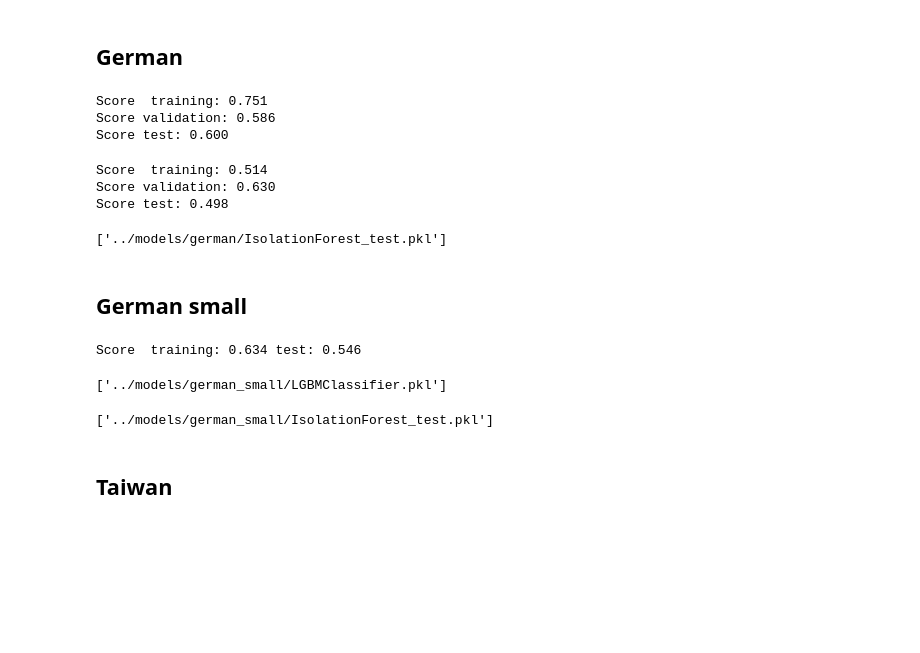
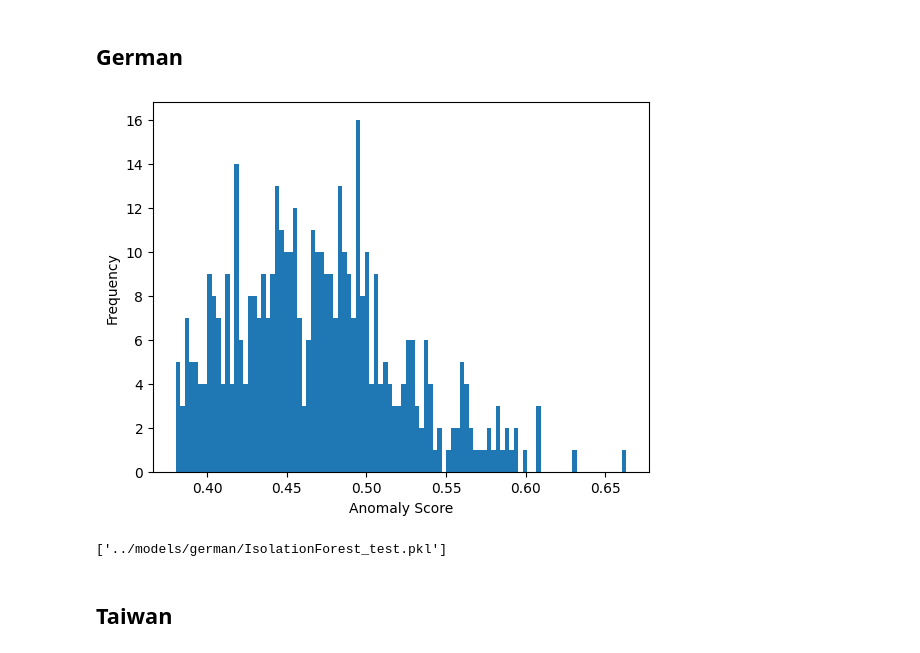
Before and after one commit to hiaac-finance/cfmining, a Jupyter notebook: notebooks/model_training.ipynb, the cells around one changed output. Drawn from its saved outputs; the diff is of its cells as text; code cells hidden in the pictures; blank space fills up the shorter version.

```diff
--- a/notebooks/model_training.ipynb
+++ b/notebooks/model_training.ipynb
@@ -108,14 +106,16 @@ Y_train = Y_train.reset_index(drop=True)
 Y_val = Y_val.reset_index(drop=True)
 Y_test = Y_test.reset_index(drop=True)
 # %%
-for model_name in ["LGBMClassifier", "MLPClassifier"]:
+for model_name in [
+    #"LGBMClassifier",
+    "MLPClassifier"]:
     study = optuna.create_study(
        direction="maximize",
     )
     study.optimize(
         lambda trial: objective(trial, hyperparam_spaces[model_name], X_train, Y_train, X_val, Y_val, model_name),
         n_trials=50,
-        n_jobs=10,
+        n_jobs=5,
         show_progress_bar=True,
     )
 
@@ -137,24 +137,23 @@ for model_name in ["LGBMClassifier", "MLPClassifier"]:
     print(f"Score test: {balanced_accuracy_score(Y_test, Y_test_pred):.3f}")
 
     joblib.dump(model, f"../models/german/{model_name}.pkl")
-# %% [output]
-Score  training: 0.751
-Score validation: 0.586
-Score test: 0.600
-Score  training: 0.514
-Score validation: 0.630
-Score test: 0.498
 # %%
 outlier_detection = IsolationForest(ndim=1, sample_size=256, max_depth=8, ntrees=100, missing_action="divide")
 outlier_detection.fit(X_train);
-outlier_detection = OutlierWrap(outlier_detection, 0.7)
+
+scores = outlier_detection.predict(X_train)
+plt.hist(scores, bins=100);
+plt.xlabel("Anomaly Score")
+plt.ylabel("Frequency")
+plt.show()
+
+outlier_detection = OutlierWrap(X_train, outlier_detection, 0.05)
 joblib.dump(outlier_detection, "../models/german/IsolationForest.pkl")
 
 outlier_detection = IsolationForest(ndim=1, sample_size=256, max_depth=8, ntrees=100, missing_action="divide")
 outlier_detection.fit(X_test);
-outlier_detection = OutlierWrap(outlier_detection, 0.7)
+outlier_detection = OutlierWrap(X_train, outlier_detection, 0.05)
 joblib.dump(outlier_detection, "../models/german/IsolationForest_test.pkl")
 # %% [output]
+[figure, added]
 ['../models/german/IsolationForest_test.pkl']
-# %% [markdown]
-## German small
@@ -171,38 +160,3 @@ X_train, X_val, Y_train, Y_val = train_test_split(X_train, Y_train, test_size=VA
-# %%
-study = optuna.create_study(
-    direction="maximize",
-)
-
-study.optimize(
-    lambda trial: objective(trial, hyperparam_spaces["LGBMClassifier"], X_train, Y_train, X_val, Y_val),
-    n_trials=50,
-    n_jobs=1,
-    show_progress_bar=True,
-)
-
-params = study.best_params
-model = LGBMClassifier(**params)
-model.fit(X_train, Y_train)
-Y_train_pred = model.predict(X_train)
-Y_test_pred = model.predict(X_test)
-print(f"Score  training: {balanced_accuracy_score(Y_train, Y_train_pred):.3f} test: {balanced_accuracy_score(Y_test, Y_test_pred):.3f}")
-
-joblib.dump(model, "../models/german_small/LGBMClassifier.pkl")
-# %% [output]
-Score  training: 0.634 test: 0.546
-['../models/german_small/LGBMClassifier.pkl']
-# %%
-outlier_detection = IsolationForest(ndim=1, sample_size=256, max_depth=8, ntrees=100, missing_action="divide")
-outlier_detection.fit(X_train);
-outlier_detection = OutlierWrap(outlier_detection, 0.6)
-joblib.dump(outlier_detection, "../models/german_small/IsolationForest.pkl")
-
-outlier_detection = IsolationForest(ndim=1, sample_size=256, max_depth=8, ntrees=100, missing_action="divide")
-outlier_detection.fit(X_test);
-outlier_detection = OutlierWrap(outlier_detection, 0.6)
-joblib.dump(outlier_detection, "../models/german_small/IsolationForest_test.pkl")
-# %% [output]
-['../models/german_small/IsolationForest_test.pkl']
 # %% [markdown]
 ## Taiwan
 # %%
```
Also changed, not shown: parts of 5 cells of this notebook, 4 other files.
